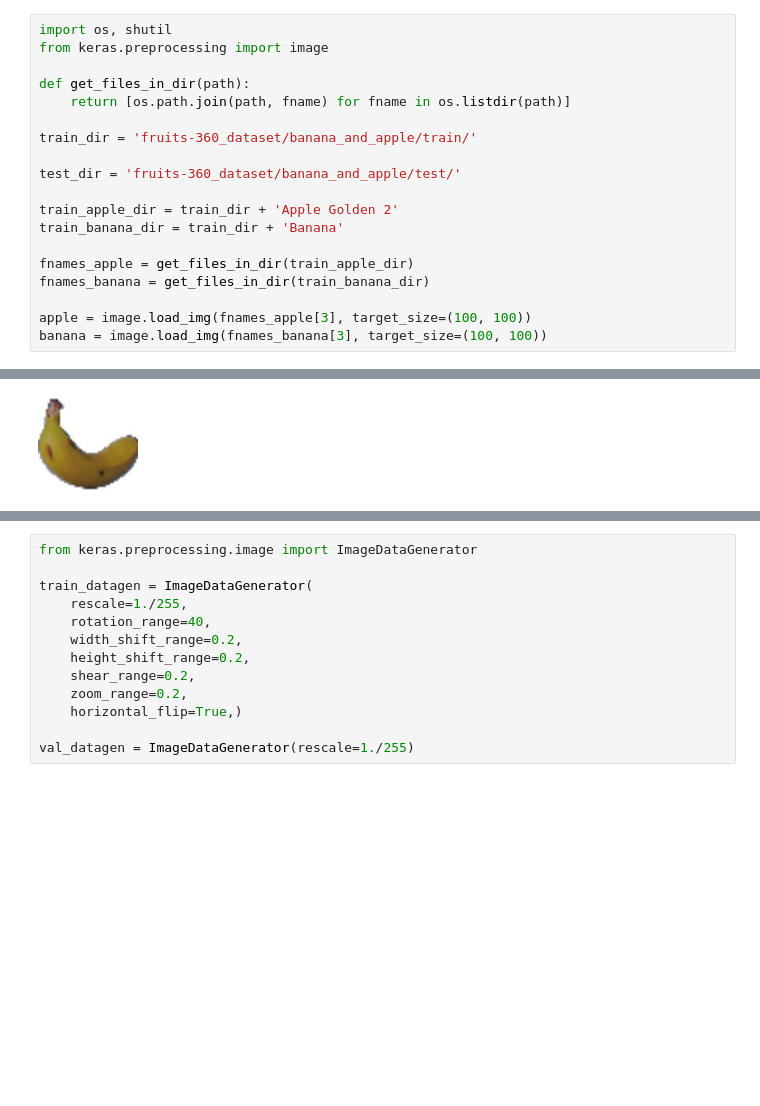
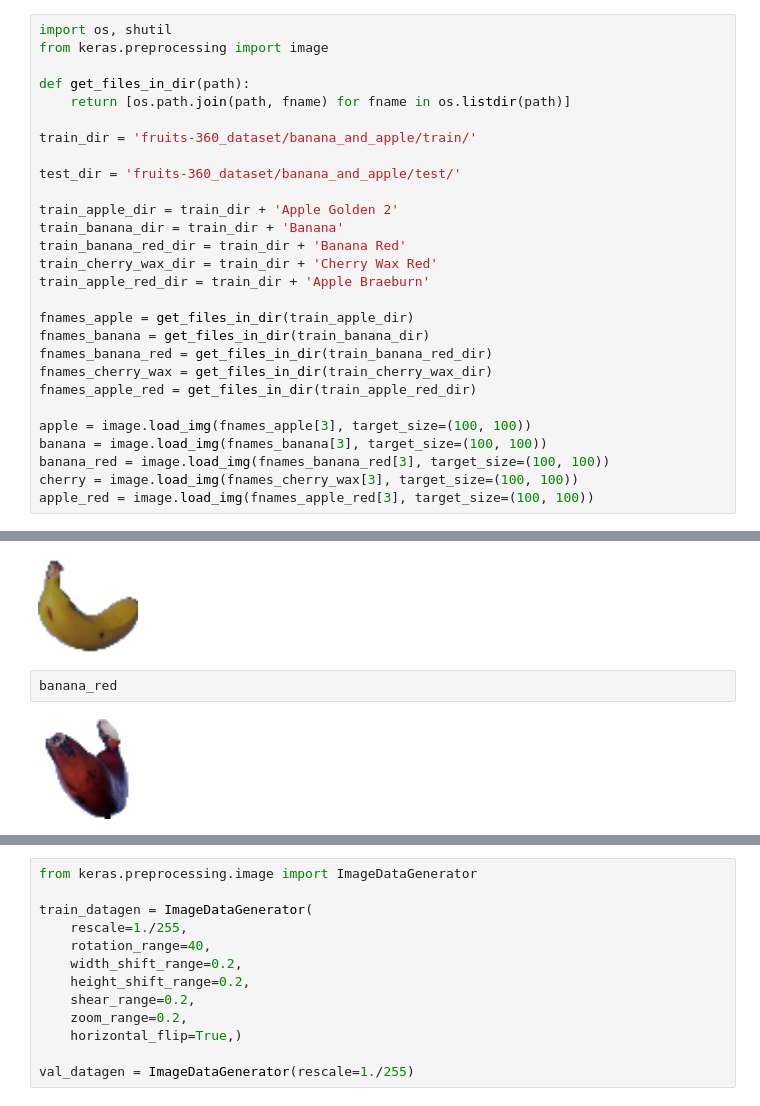
Before and after one commit to Stepess/neural_network, a Jupyter notebook: neural_networks.ipynb, the cells around one changed output, grey strips where cells are left out. Drawn from its saved outputs; the diff is of its cells as text; blank space fills up the shorter version.

```diff
--- a/neural_networks.ipynb
+++ b/neural_networks.ipynb
@@ -136,9 +138,18 @@ test_dir = 'fruits-360_dataset/banana_and_apple/test/'
 
 train_apple_dir = train_dir + 'Apple Golden 2'
 train_banana_dir = train_dir + 'Banana'
+train_banana_red_dir = train_dir + 'Banana Red'
+train_cherry_wax_dir = train_dir + 'Cherry Wax Red'
+train_apple_red_dir = train_dir + 'Apple Braeburn'
 
 fnames_apple = get_files_in_dir(train_apple_dir)
 fnames_banana = get_files_in_dir(train_banana_dir)
+fnames_banana_red = get_files_in_dir(train_banana_red_dir)
+fnames_cherry_wax = get_files_in_dir(train_cherry_wax_dir)
+fnames_apple_red = get_files_in_dir(train_apple_red_dir)
 
 apple = image.load_img(fnames_apple[3], target_size=(100, 100))
 banana = image.load_img(fnames_banana[3], target_size=(100, 100))
+banana_red = image.load_img(fnames_banana_red[3], target_size=(100, 100))
+cherry = image.load_img(fnames_cherry_wax[3], target_size=(100, 100))
+apple_red = image.load_img(fnames_apple_red[3], target_size=(100, 100))
@@ -150,3 +163,7 @@ apple
 banana
 # %% [output]
 [figure]
+# %%
+banana_red
+# %% [output]
+[figure, added]
```
Also changed, not shown: parts of 8 cells of this notebook.
